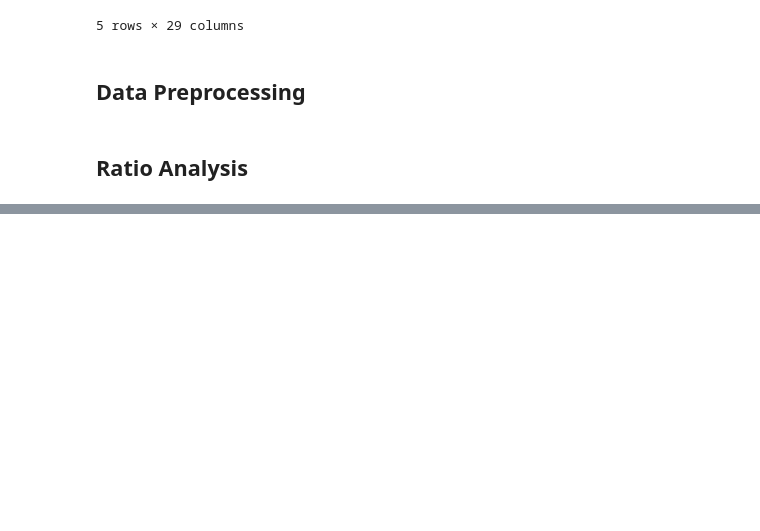
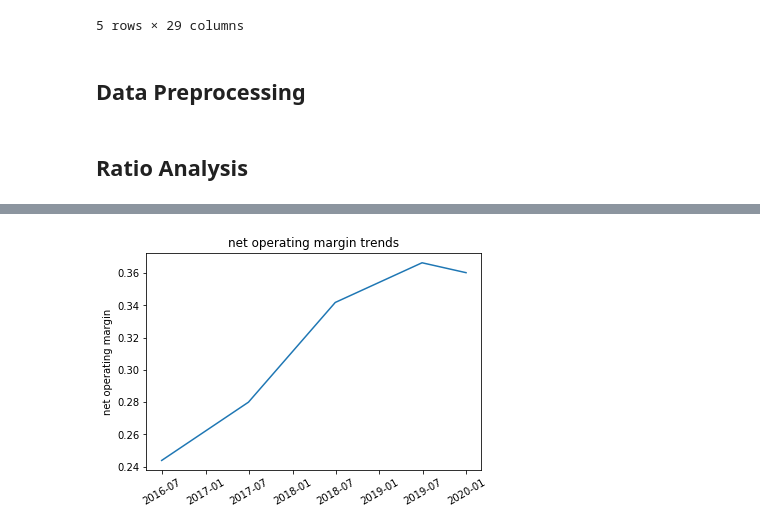
Before and after one commit to dsjoench/business_val, a Jupyter notebook: Financial Analysis .ipynb, the cells around one changed output, grey strips where cells are left out. Cells and saved outputs as stored; diff of their text form; code cells hidden in the pictures; blank space fills up the shorter version.

```diff
--- a/Financial Analysis .ipynb
+++ b/Financial Analysis .ipynb
@@ -184,0 +199,8 @@ ratio
+# %%
+plt.figure()
+sns.lineplot(ratio.index,ratio['net operating margin'])
+plt.xticks(rotation=30)
+plt.title('net operating margin trends')
+plt.show()
+# %% [output]
+[figure, added]
```
Also changed, not shown: parts of 7 cells of this notebook.
